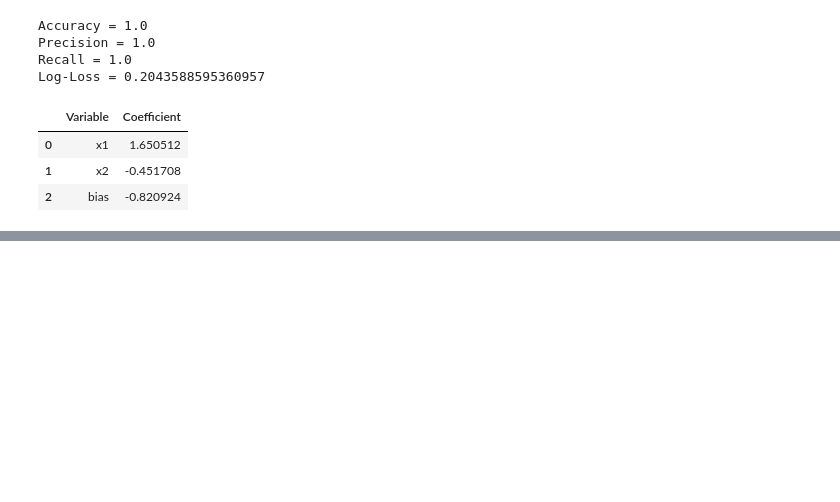
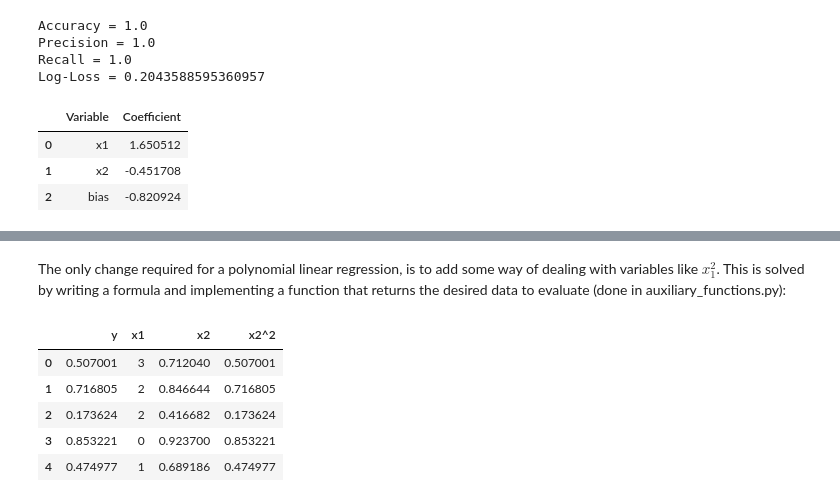
Before and after one commit to DomingoPC/ml-models, a Jupyter notebook: linear-regression.ipynb, the cells around one changed output, grey strips where cells are left out. Drawn from its saved outputs; the diff is of its cells as text; code cells hidden in the pictures; blank space fills up the shorter version.

```diff
--- a/linear-regression.ipynb
+++ b/linear-regression.ipynb
@@ -444,0 +469,13 @@ Log-Loss = 0.2043588595360957
+# %% [markdown]
+The only change required for a polynomial linear regression, is to add some way of dealing with variables like $x_1^2$. This is solved by writing a formula and implementing a function that returns the desired data to evaluate (done in auxiliary_functions.py):
+# %%
+from auxiliary_functions import pandas_df_from_formula
+df = pandas_df_from_formula(formula, data)
+display(df.head())
+# %% [output]
+|  | y | x1 | x2 | x2^2 |
+| 0 | 0.507001 | 3 | 0.712040 | 0.507001 |
+| 1 | 0.716805 | 2 | 0.846644 | 0.716805 |
+| 2 | 0.173624 | 2 | 0.416682 | 0.173624 |
+| 3 | 0.853221 | 0 | 0.923700 | 0.853221 |
+| 4 | 0.474977 | 1 | 0.689186 | 0.474977 |
```
Also changed, not shown: parts of 4 cells of this notebook, 1 other file.
